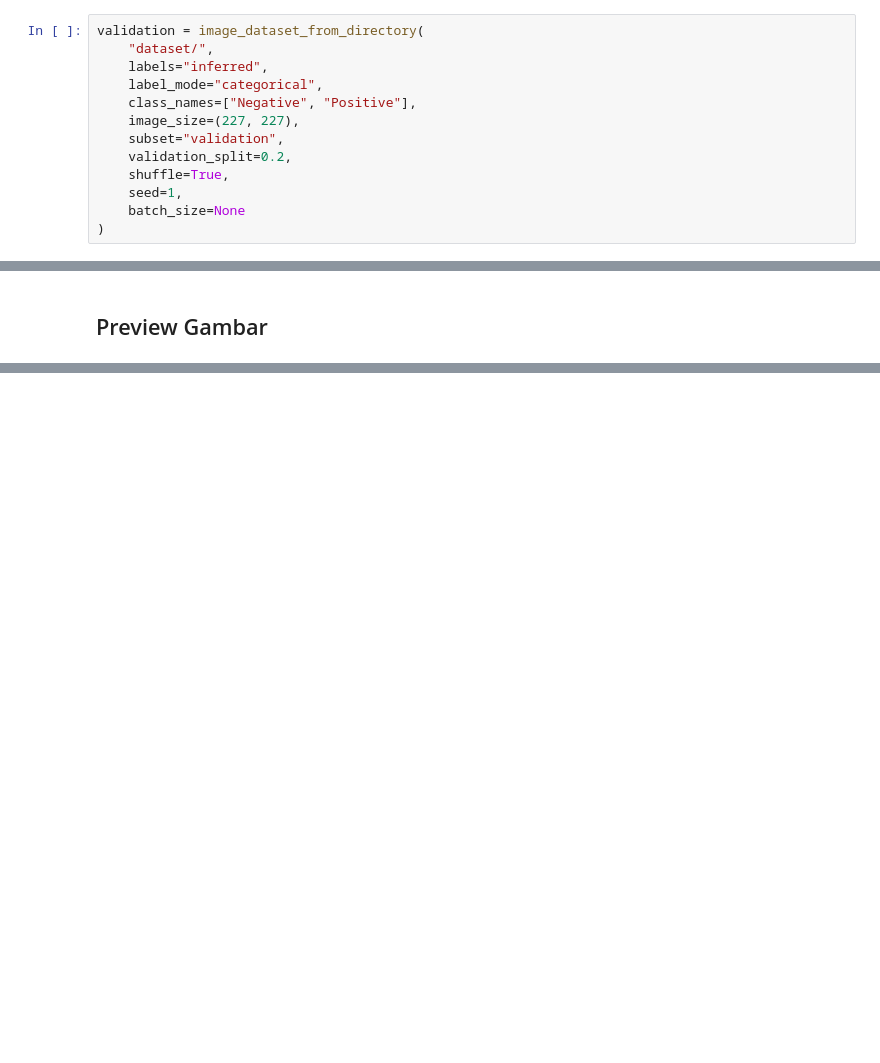
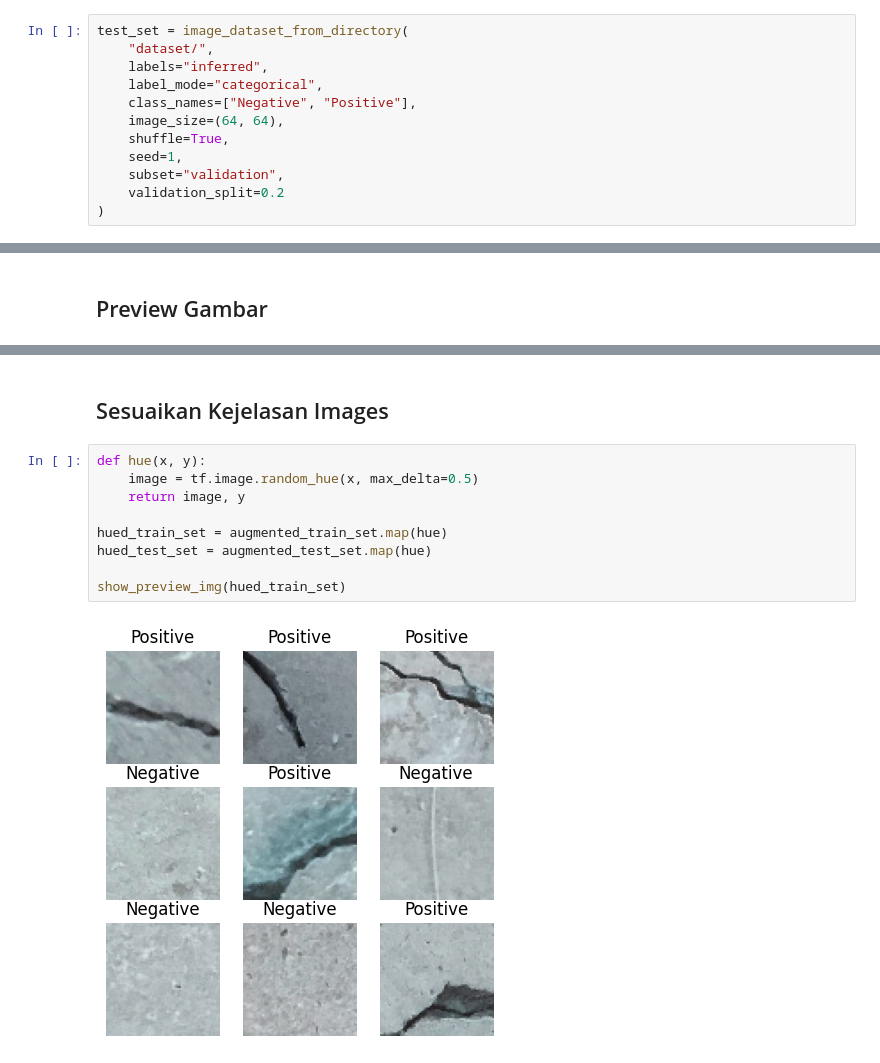
Before and after one commit to Azkina1123/PA-Kecerdasan-Buatan, a Jupyter notebook: pa.ipynb, the cells around one changed output, grey strips where cells are left out. Drawn from its saved outputs; the diff is of its cells as text; blank space fills up the shorter version.

```diff
--- a/pa.ipynb
+++ b/pa.ipynb
@@ -51,17 +24,16 @@ Using 32000 files for training.
 # %% [markdown]
 ## Testing Set
 # %%
-validation = image_dataset_from_directory(
+test_set = image_dataset_from_directory(
     "dataset/",
     labels="inferred",
     label_mode="categorical",
     class_names=["Negative", "Positive"],
-    image_size=(227, 227),
-    subset="validation",
-    validation_split=0.2,
+    image_size=(64, 64),
     shuffle=True,
     seed=1,
-    batch_size=None
+    subset="validation",
+    validation_split=0.2
 )
 # %% [output]
 Found 40000 files belonging to 2 classes.
@@ -89,0 +101,13 @@ plt.show()
+# %% [markdown]
+## Sesuaikan Kejelasan Images
+# %%
+def hue(x, y):
+    image = tf.image.random_hue(x, max_delta=0.5)
+    return image, y
+
+hued_train_set = augmented_train_set.map(hue)
+hued_test_set = augmented_test_set.map(hue)
+
+show_preview_img(hued_train_set)
+# %% [output]
+[figure, added]
```
Also changed, not shown: parts of 35 cells of this notebook.
